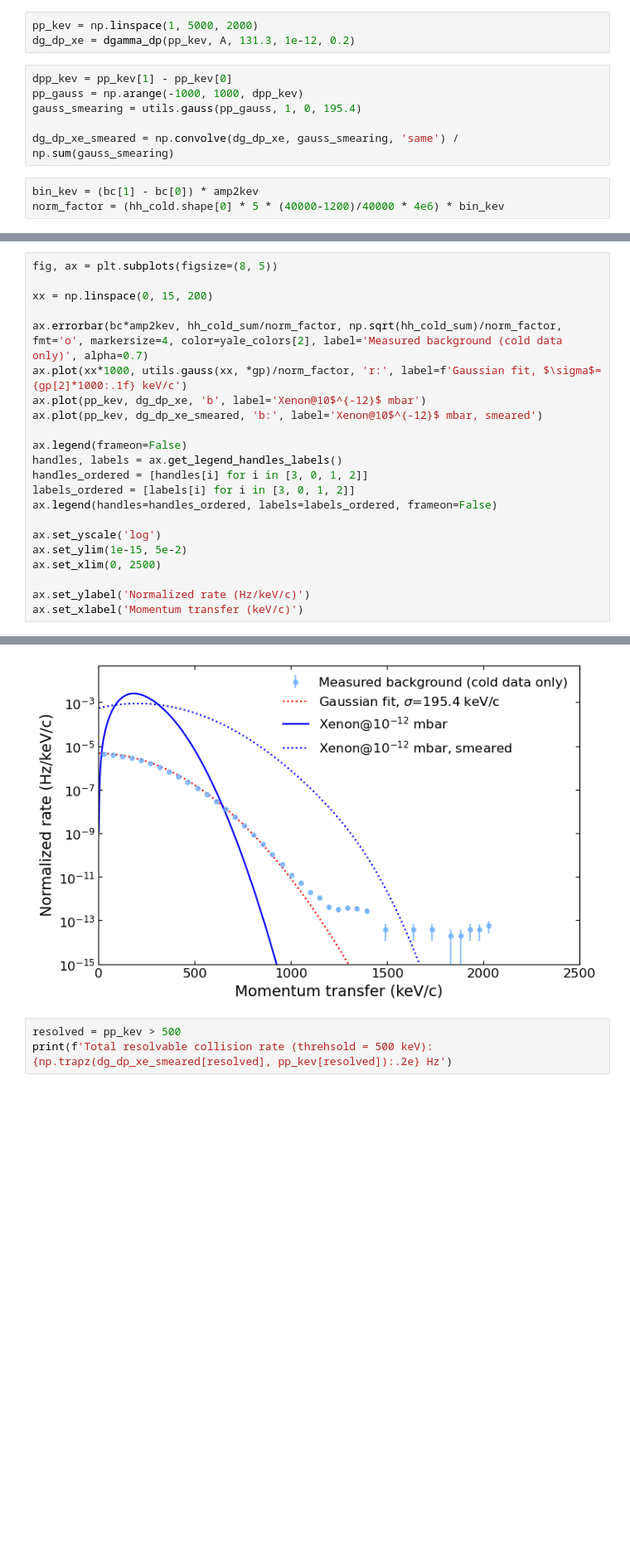
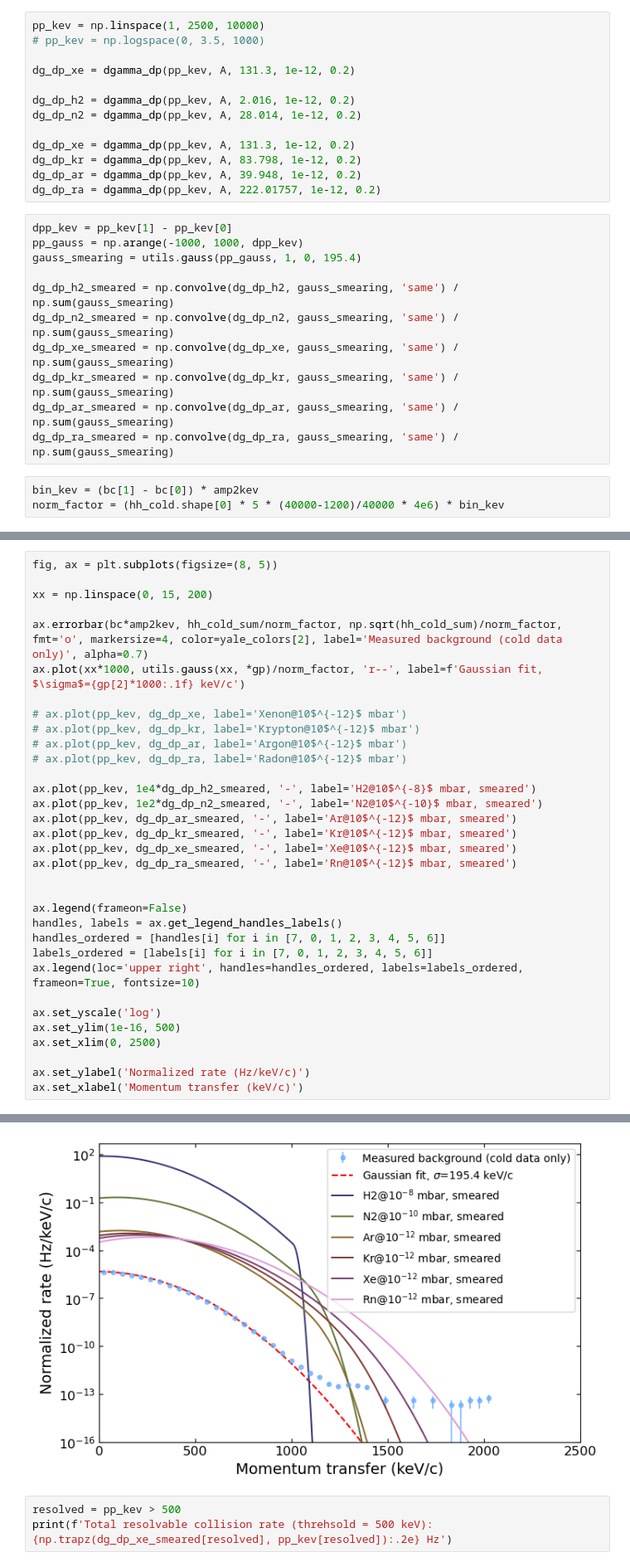
Before and after one commit to yuhants/dm_nanospheres, a Jupyter notebook: analysis_notebooks/20241014_short_dm_data.ipynb, the cells around one changed output, grey strips where cells are left out. Shown at 83% size. Cells and saved outputs as stored; diff of their text form; blank space fills up the shorter version.

```diff
--- a/analysis_notebooks/20241014_short_dm_data.ipynb
+++ b/analysis_notebooks/20241014_short_dm_data.ipynb
@@ -246,14 +248,29 @@ def dgamma_dp(pp_kev, A, mg_amu, p_mbar, alpha):
     rate_hz_kev = rate * 1000 * ev2SI  # Hz/keV
     return rate_hz_kev
 # %%
-pp_kev = np.linspace(1, 5000, 2000)
+pp_kev = np.linspace(1, 2500, 10000)
+# pp_kev = np.logspace(0, 3.5, 1000)
+
 dg_dp_xe = dgamma_dp(pp_kev, A, 131.3, 1e-12, 0.2)
+
+dg_dp_h2 = dgamma_dp(pp_kev, A, 2.016, 1e-12, 0.2)
+dg_dp_n2 = dgamma_dp(pp_kev, A, 28.014, 1e-12, 0.2)
+
+dg_dp_xe = dgamma_dp(pp_kev, A, 131.3, 1e-12, 0.2)
+dg_dp_kr = dgamma_dp(pp_kev, A, 83.798, 1e-12, 0.2)
+dg_dp_ar = dgamma_dp(pp_kev, A, 39.948, 1e-12, 0.2)
+dg_dp_ra = dgamma_dp(pp_kev, A, 222.01757, 1e-12, 0.2)
 # %%
 dpp_kev = pp_kev[1] - pp_kev[0]
 pp_gauss = np.arange(-1000, 1000, dpp_kev)
 gauss_smearing = utils.gauss(pp_gauss, 1, 0, 195.4)
 
+dg_dp_h2_smeared = np.convolve(dg_dp_h2, gauss_smearing, 'same') / np.sum(gauss_smearing)
+dg_dp_n2_smeared = np.convolve(dg_dp_n2, gauss_smearing, 'same') / np.sum(gauss_smearing)
 dg_dp_xe_smeared = np.convolve(dg_dp_xe, gauss_smearing, 'same') / np.sum(gauss_smearing)
+dg_dp_kr_smeared = np.convolve(dg_dp_kr, gauss_smearing, 'same') / np.sum(gauss_smearing)
+dg_dp_ar_smeared = np.convolve(dg_dp_ar, gauss_smearing, 'same') / np.sum(gauss_smearing)
+dg_dp_ra_smeared = np.convolve(dg_dp_ra, gauss_smearing, 'same') / np.sum(gauss_smearing)
 # %%
 bin_kev = (bc[1] - bc[0]) * amp2kev
 norm_factor = (hh_cold.shape[0] * 5 * (40000-1200)/40000 * 4e6) * bin_kev
@@ -260,28 +311,39 @@ norm_factor = (hh_cold.shape[0] * 5 * (40000-1200)/40000 * 4e6) * bin_kev
 # %%
 fig, ax = plt.subplots(figsize=(8, 5))
 
 xx = np.linspace(0, 15, 200)
 
 ax.errorbar(bc*amp2kev, hh_cold_sum/norm_factor, np.sqrt(hh_cold_sum)/norm_factor, fmt='o', markersize=4, color=yale_colors[2], label='Measured background (cold data only)', alpha=0.7)
-ax.plot(xx*1000, utils.gauss(xx, *gp)/norm_factor, 'r:', label=f'Gaussian fit, $\sigma$={gp[2]*1000:.1f} keV/c')
-ax.plot(pp_kev, dg_dp_xe, 'b', label='Xenon@10$^{-12}$ mbar')
-ax.plot(pp_kev, dg_dp_xe_smeared, 'b:', label='Xenon@10$^{-12}$ mbar, smeared')
+ax.plot(xx*1000, utils.gauss(xx, *gp)/norm_factor, 'r--', label=f'Gaussian fit, $\sigma$={gp[2]*1000:.1f} keV/c')
+
+# ax.plot(pp_kev, dg_dp_xe, label='Xenon@10$^{-12}$ mbar')
+# ax.plot(pp_kev, dg_dp_kr, label='Krypton@10$^{-12}$ mbar')
+# ax.plot(pp_kev, dg_dp_ar, label='Argon@10$^{-12}$ mbar')
+# ax.plot(pp_kev, dg_dp_ra, label='Radon@10$^{-12}$ mbar')
+
+ax.plot(pp_kev, 1e4*dg_dp_h2_smeared, '-', label='H2@10$^{-8}$ mbar, smeared')
+ax.plot(pp_kev, 1e2*dg_dp_n2_smeared, '-', label='N2@10$^{-10}$ mbar, smeared')
+ax.plot(pp_kev, dg_dp_ar_smeared, '-', label='Ar@10$^{-12}$ mbar, smeared')
+ax.plot(pp_kev, dg_dp_kr_smeared, '-', label='Kr@10$^{-12}$ mbar, smeared')
+ax.plot(pp_kev, dg_dp_xe_smeared, '-', label='Xe@10$^{-12}$ mbar, smeared')
+ax.plot(pp_kev, dg_dp_ra_smeared, '-', label='Rn@10$^{-12}$ mbar, smeared')
+
 
 ax.legend(frameon=False)
 handles, labels = ax.get_legend_handles_labels()
-handles_ordered = [handles[i] for i in [3, 0, 1, 2]]
-labels_ordered = [labels[i] for i in [3, 0, 1, 2]]
-ax.legend(handles=handles_ordered, labels=labels_ordered, frameon=False)
+handles_ordered = [handles[i] for i in [7, 0, 1, 2, 3, 4, 5, 6]]
+labels_ordered = [labels[i] for i in [7, 0, 1, 2, 3, 4, 5, 6]]
+ax.legend(loc='upper right', handles=handles_ordered, labels=labels_ordered, frameon=True, fontsize=10)
 
 ax.set_yscale('log')
-ax.set_ylim(1e-15, 5e-2)
+ax.set_ylim(1e-16, 500)
 ax.set_xlim(0, 2500)
 
 ax.set_ylabel('Normalized rate (Hz/keV/c)')
 ax.set_xlabel('Momentum transfer (keV/c)')
 # %% [output]
 Text(0.5, 0, 'Momentum transfer (keV/c)')
-[figure, old version]
+[figure, new version]
 # %%
 resolved = pp_kev > 500
 print(f'Total resolvable collision rate (threhsold = 500 keV): {np.trapz(dg_dp_xe_smeared[resolved], pp_kev[resolved]):.2e} Hz')
```
Also changed, not shown: parts of 2 cells of this notebook, 11 other files.
